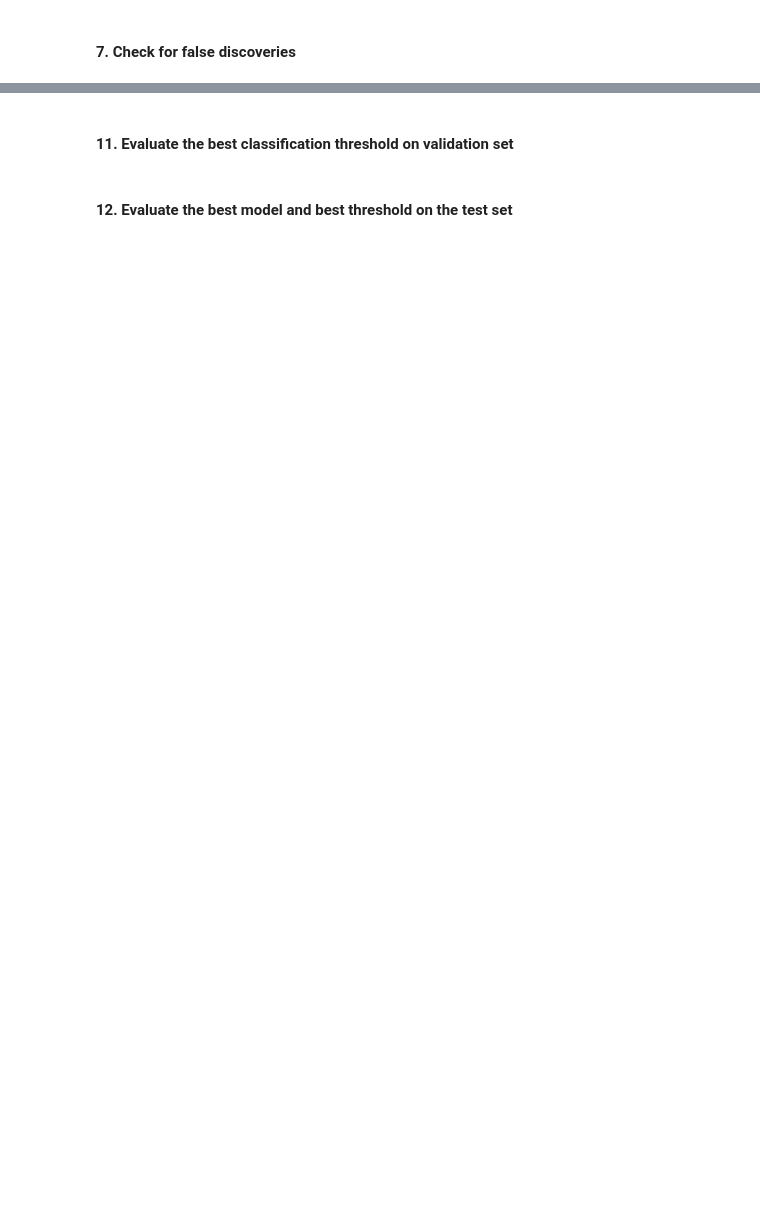
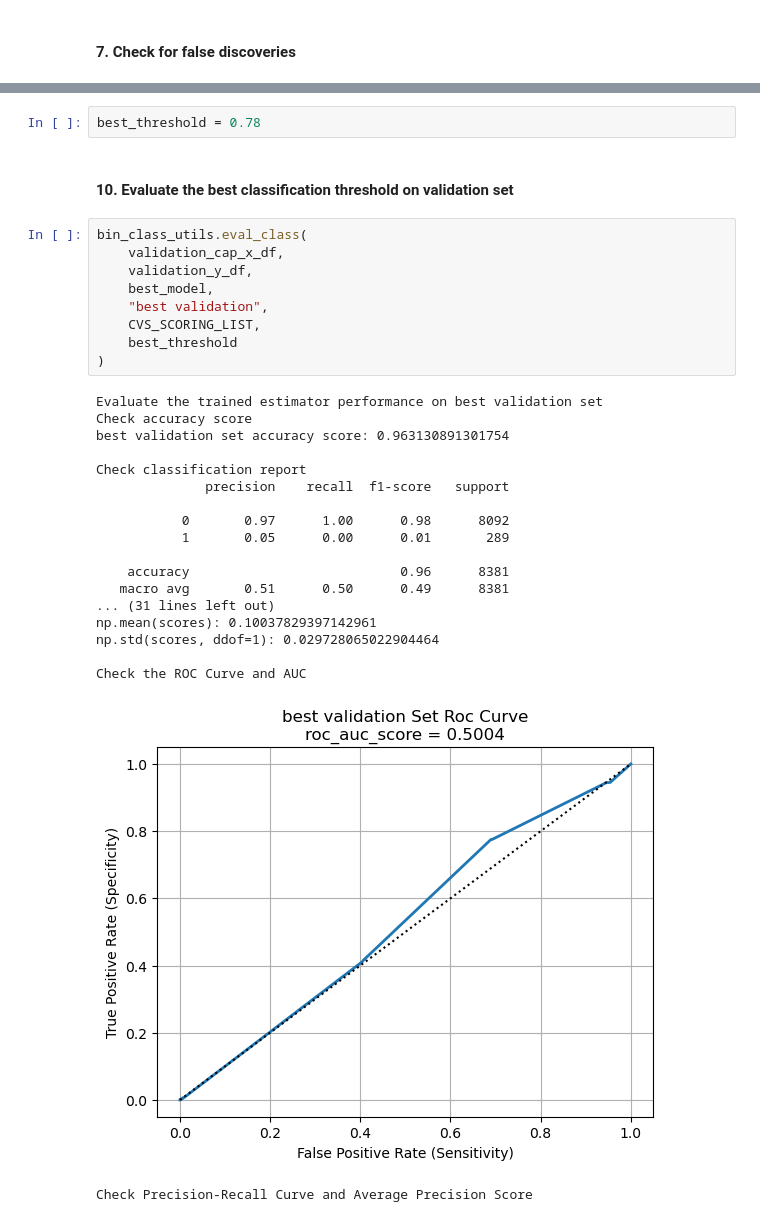
Before and after one commit to LiyangSong/Advertisement-CTR-Prediction, a Jupyter notebook: jupyter/model_ft_dt.ipynb, the cells around one changed output, grey strips where cells are left out. Saved outputs shown, nothing was run; the diff lists cells and outputs as text; blank space fills up the shorter version.

```diff
--- a/jupyter/model_ft_dt.ipynb
+++ b/jupyter/model_ft_dt.ipynb
@@ -137,4 +333,33 @@ bin_class_utils.print_classification_metrics_at_thresholds(best_model, validatio
+# %%
+best_threshold = 0.78
 # %% [markdown]
-#### 11. Evaluate the best classification threshold on validation set
+#### 10. Evaluate the best classification threshold on validation set
-# %% [markdown]
-#### 12. Evaluate the best model and best threshold on the test set
+# %%
+bin_class_utils.eval_class(
+    validation_cap_x_df,
+    validation_y_df,
+    best_model,
+    "best validation",
+    CVS_SCORING_LIST,
+    best_threshold
+)
+# %% [output]
+Evaluate the trained estimator performance on best validation set
+Check accuracy score
+best validation set accuracy score: 0.963130891301754
+
+Check classification report
+              precision    recall  f1-score   support
+
+           0       0.97      1.00      0.98      8092
+           1       0.05      0.00      0.01       289
+
+    accuracy                           0.96      8381
+   macro avg       0.51      0.50      0.49      8381
+... (31 lines left out)
+np.mean(scores): 0.10037829397142961
+np.std(scores, ddof=1): 0.029728065022904464
+
+Check the ROC Curve and AUC
+[figure, added]
+Check Precision-Recall Curve and Average Precision Score
```
Also changed, not shown: parts of 21 cells of this notebook, 1 other file.
